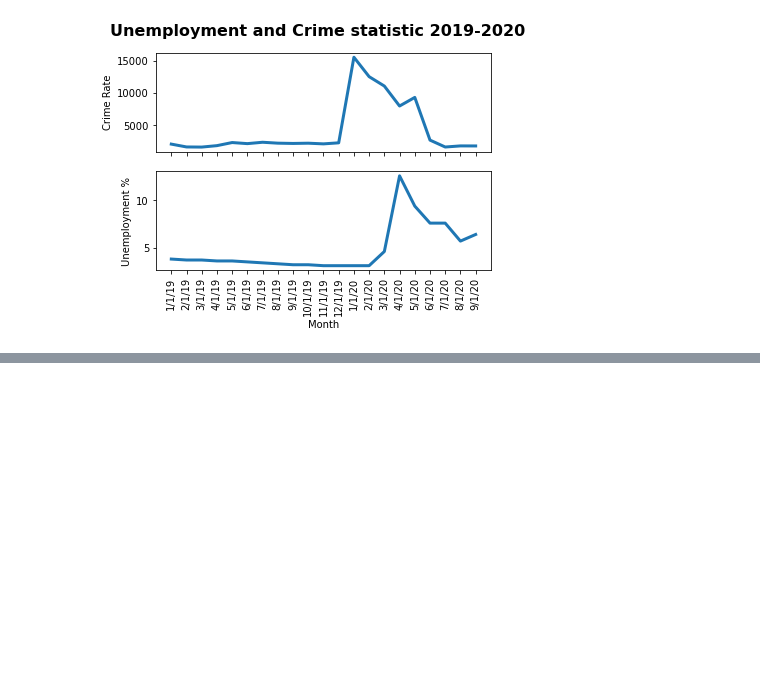
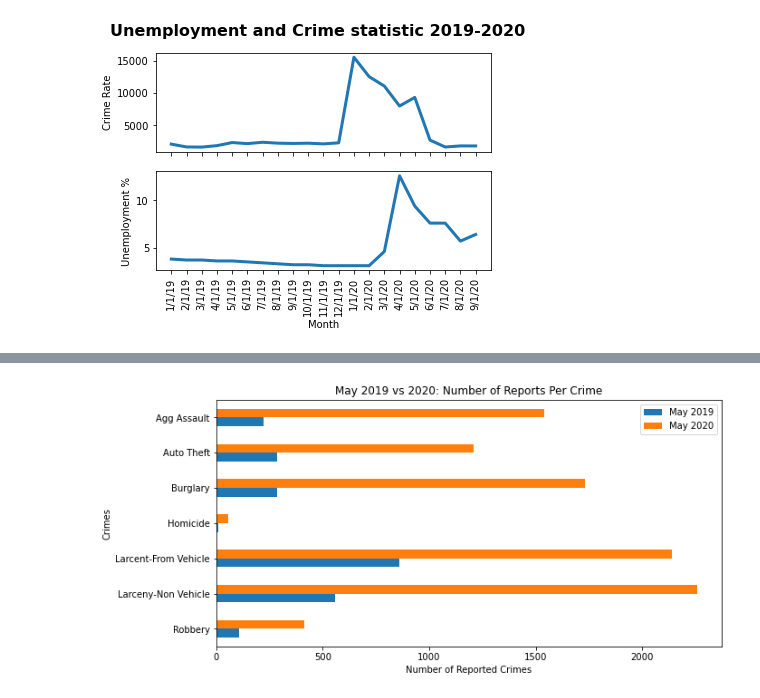
Before and after one commit to lrios215/project_1, a Jupyter notebook: Project1.ipynb, the cells around one changed output, grey strips where cells are left out. Saved outputs shown, nothing was run; the diff lists cells and outputs as text; code cells hidden in the pictures; blank space fills up the shorter version.

```diff
--- a/Project1.ipynb
+++ b/Project1.ipynb
@@ -239,0 +592,16 @@ plt.show()
+# %%
+#Total Count
+plotdata = pd.DataFrame({
+    "May 2019":[109,559,859,8,284,286,222],
+    "May 2020":[411,2259,2140,55,1732,1208,1539]},
+    index=["Robbery", "Larceny-Non Vehicle", "Larcent-From Vehicle", "Homicide",
+           "Burglary", "Auto Theft", "Agg Assault"]
+)
+plotdata.plot(kind="barh", figsize=(10,5))
+plt.title("May 2019 vs 2020: Number of Reports Per Crime")
+plt.xlabel("Number of Reported Crimes")
+plt.ylabel("Crimes")
+
+plt.show()
+# %% [output]
+[figure, added]
```
Also changed, not shown: parts of 34 cells of this notebook, 19 other files.
